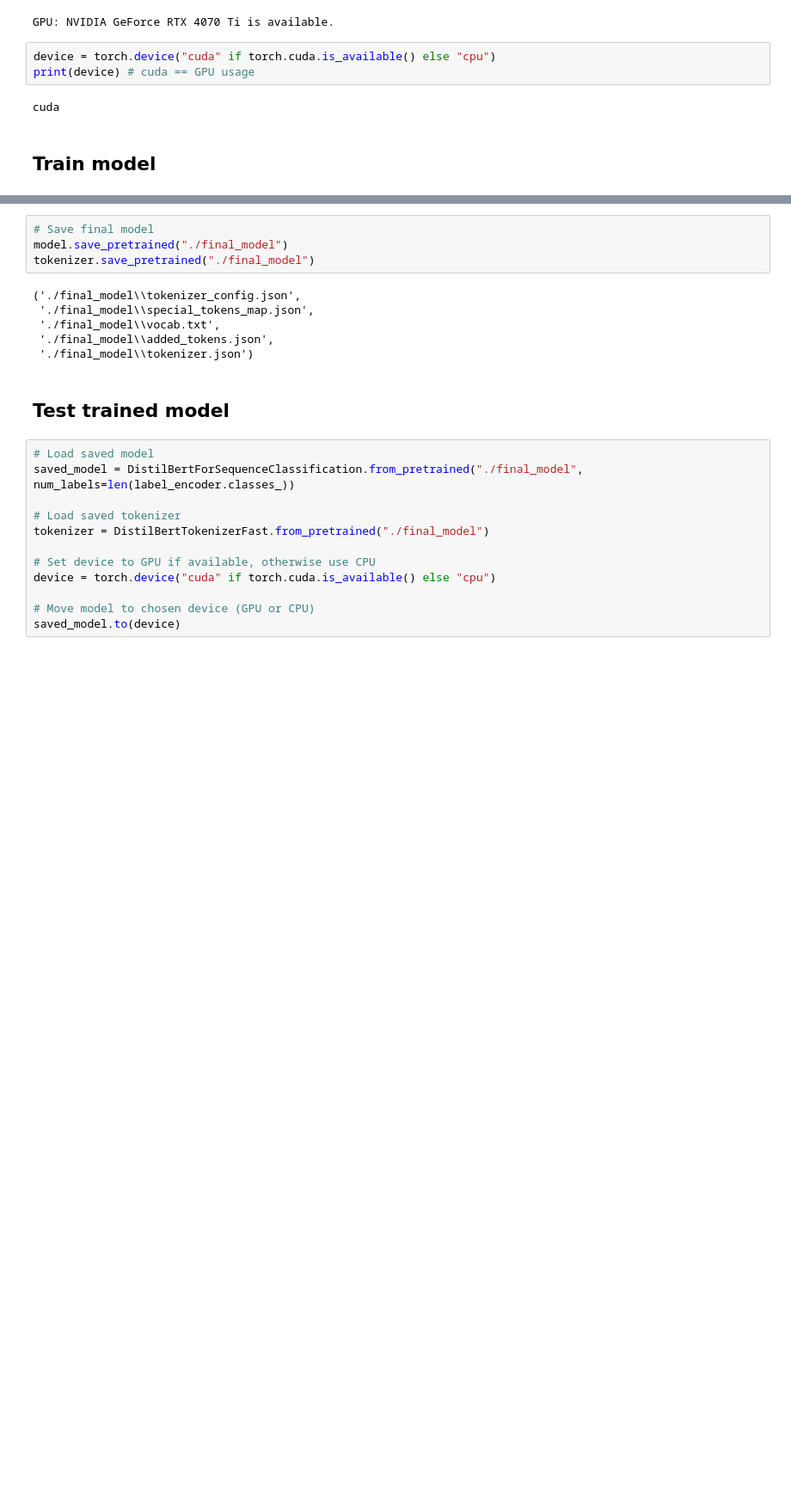
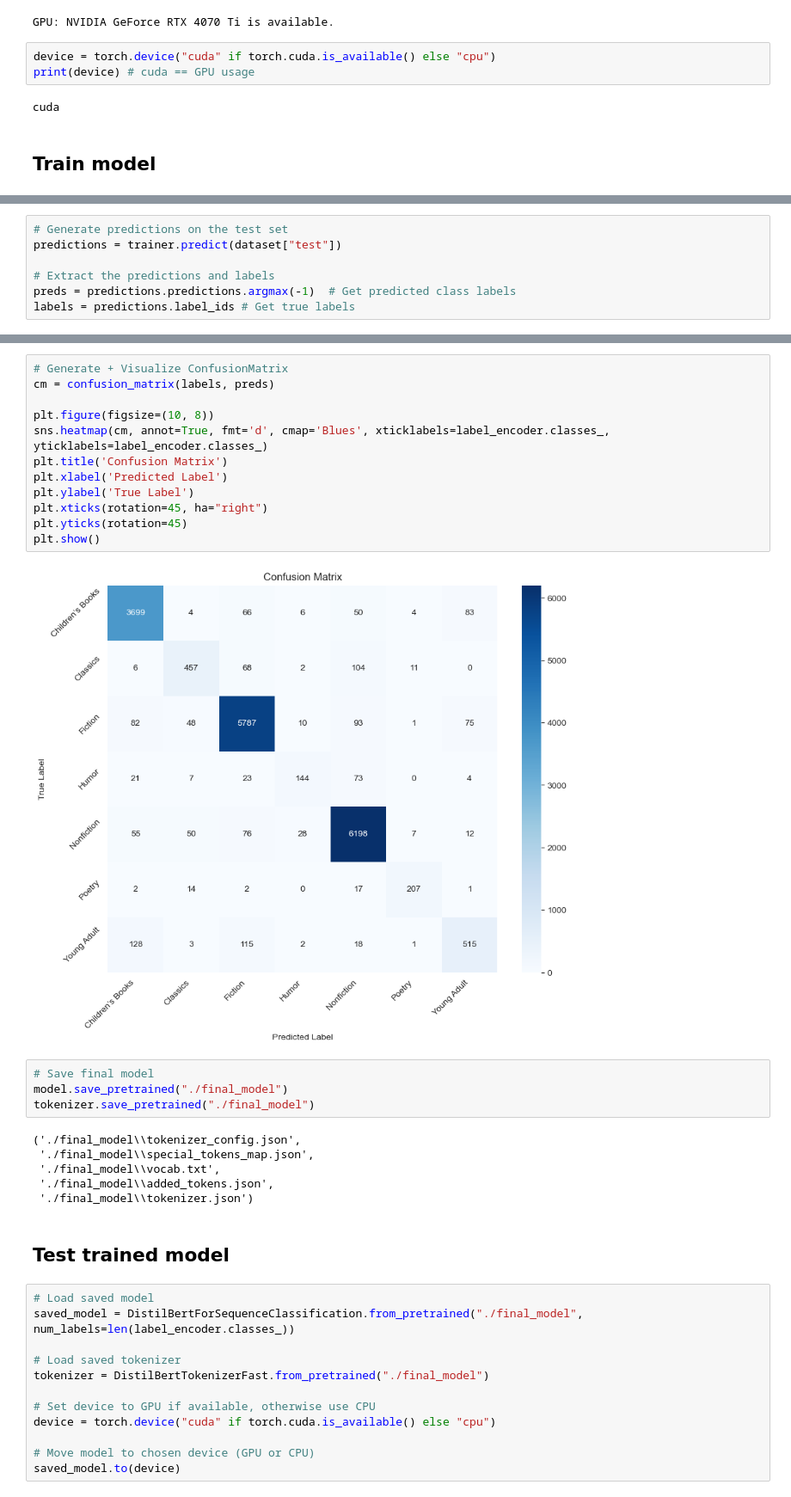
Before and after one commit to romi13147organization/nlp, a Jupyter notebook: distllbert-test.ipynb, the cells around one changed output, grey strips where cells are left out. Shown at 86% size. Cells and saved outputs as stored; diff of their text form; blank space fills up the shorter version.

```diff
--- a/distllbert-test.ipynb
+++ b/distllbert-test.ipynb
@@ -176,0 +195,7 @@ TrainOutput(global_step=9190, training_loss=0.22332028450365296, metrics={'train
+# %%
+# Generate predictions on the test set
+predictions = trainer.predict(dataset["test"])
+
+# Extract the predictions and labels
+preds = predictions.predictions.argmax(-1)  # Get predicted class labels
+labels = predictions.label_ids # Get true labels
@@ -177,3 +228,17 @@ TrainOutput(global_step=9190, training_loss=0.22332028450365296, metrics={'train
+# %%
+# Generate + Visualize ConfusionMatrix
+cm = confusion_matrix(labels, preds)
+
+plt.figure(figsize=(10, 8))
+sns.heatmap(cm, annot=True, fmt='d', cmap='Blues', xticklabels=label_encoder.classes_, yticklabels=label_encoder.classes_)
+plt.title('Confusion Matrix')
+plt.xlabel('Predicted Label')
+plt.ylabel('True Label')
+plt.xticks(rotation=45, ha="right")
+plt.yticks(rotation=45)
+plt.show()
+# %% [output]
+[figure, added]
 # %%
 # Save final model
 model.save_pretrained("./final_model")
```
Also changed, not shown: parts of 17 cells of this notebook, 1 other file.
